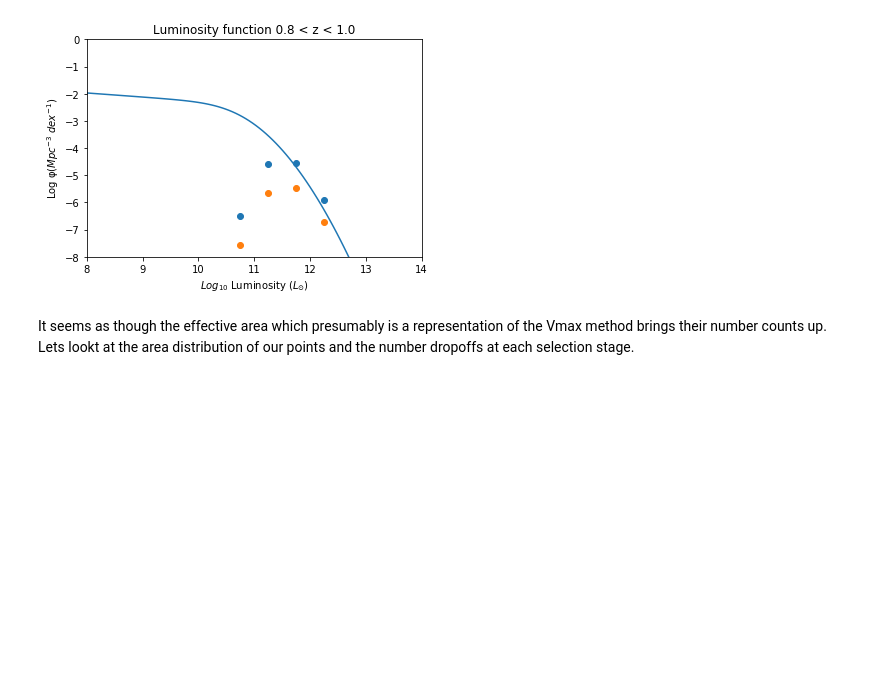
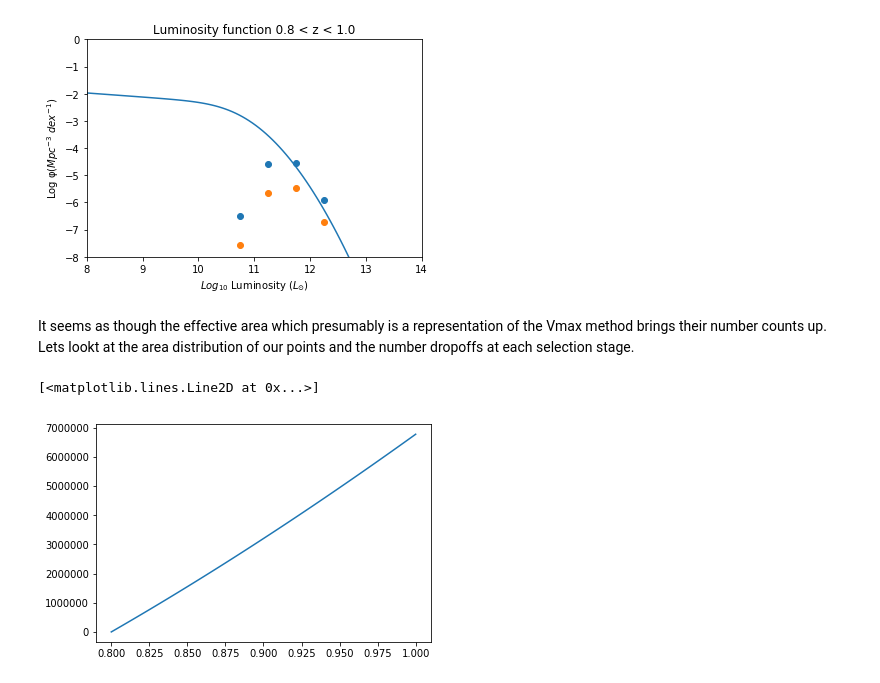
Before and after one commit to raphaelshirley/LuminosityFunction, a Jupyter notebook: 3_servs_lf.ipynb, the cells around one changed output. Saved outputs shown, nothing was run; the diff lists cells and outputs as text; code cells hidden in the pictures; blank space fills up the shorter version.

```diff
--- a/3_servs_lf.ipynb
+++ b/3_servs_lf.ipynb
@@ -888,3 +903,12 @@ plt.xlim([8.,14.])
 [figure]
 # %% [markdown]
 It seems as though the effective area which presumably is a representation of the Vmax method brings their number counts up. Lets lookt at the area distribution of our points and the number dropoffs at each selection stage.
+# %%
+z_test = np.linspace(0.8, 1., num=100)
+# %%
+v_test = volume(0.8,z_test,cosmo)
+# %%
+plt.plot(z_test, v_test)
+# %% [output]
+[<matplotlib.lines.Line2D at 0x...>]
+[figure, added]
```
Also changed, not shown: parts of 9 cells of this notebook.
